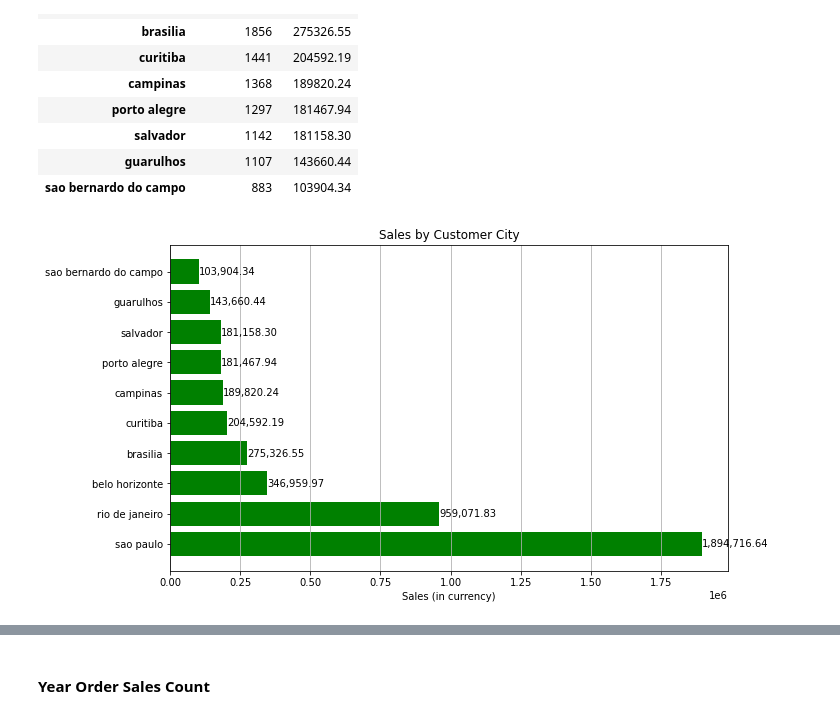
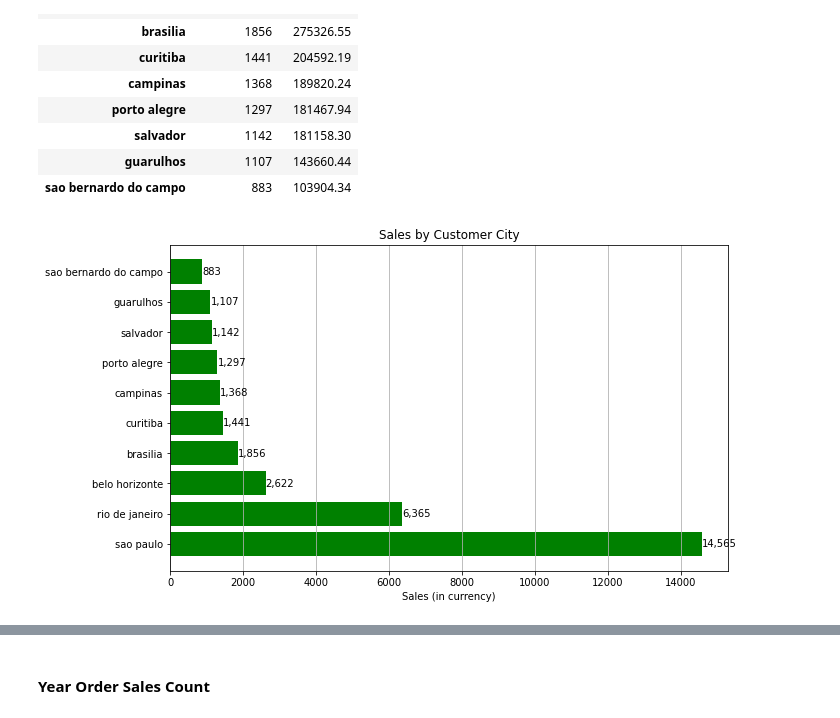
Before and after one commit to bnjisyn/Final-Project-Brazil-Ecommerce, a Jupyter notebook: data_analysis.ipynb, the cells around one changed output, grey strips where cells are left out. Cells and saved outputs as stored; diff of their text form; code cells hidden in the pictures.

```diff
--- a/data_analysis.ipynb
+++ b/data_analysis.ipynb
@@ -659,13 +659,13 @@ df_product_sales = df_sales.groupby('product_cat_name').agg({'order_id' : 'count
                                                              'sales' : 'sum'})
 df_product_sales.columns = ['order_count', 'sales']
 # df_product_sales.sort_values(by = ['order_count', 'sales'],
-df_product_sales.sort_values(by = ['sales'],
-                          ascending = False,
-                          inplace = True)
+df_product_sales.sort_values(by = ['order_count'],
+                             ascending = False,
+                             inplace = True)
 df_product_sales = df_product_sales.head(10)
 # %%
 plt.figure(figsize = (10, 6))
-bars = plt.barh(df_product_sales.index, df_product_sales['sales'], color = 'g')
+bars = plt.barh(df_product_sales.index, df_product_sales['order_count'], color = 'g')
 
 plt.title('Top 10 Product Category Sales')
 plt.xlabel('Sales (in currency)')
@@ -706,17 +705,17 @@ df_city_sales
 | sao bernardo do campo | 883 | 103904.34 |
 # %%
 plt.figure(figsize = (10, 6))
-bars = plt.barh(df_city_sales.index, df_city_sales['sales'], color = 'g')
+bars = plt.barh(df_city_sales.index, df_city_sales['order_count'].round(), color = 'g')
 
 plt.title('Sales by Customer City')
 plt.xlabel('Sales (in currency)')
 
 for bar in bars:
-    plt.text(bar.get_width(), bar.get_y() + bar.get_height()/2, f'{bar.get_width():,.2f}',
+    plt.text(bar.get_width(), bar.get_y() + bar.get_height()/2, f'{bar.get_width():,.0f}',
              va = 'center', ha = 'left', fontsize = 10)
 
 plt.grid(axis='x')
 
 plt.show()
 # %% [output]
-[figure, old version]
+[figure, new version]
```
Also changed, not shown: parts of 7 cells of this notebook, 1 other file.
